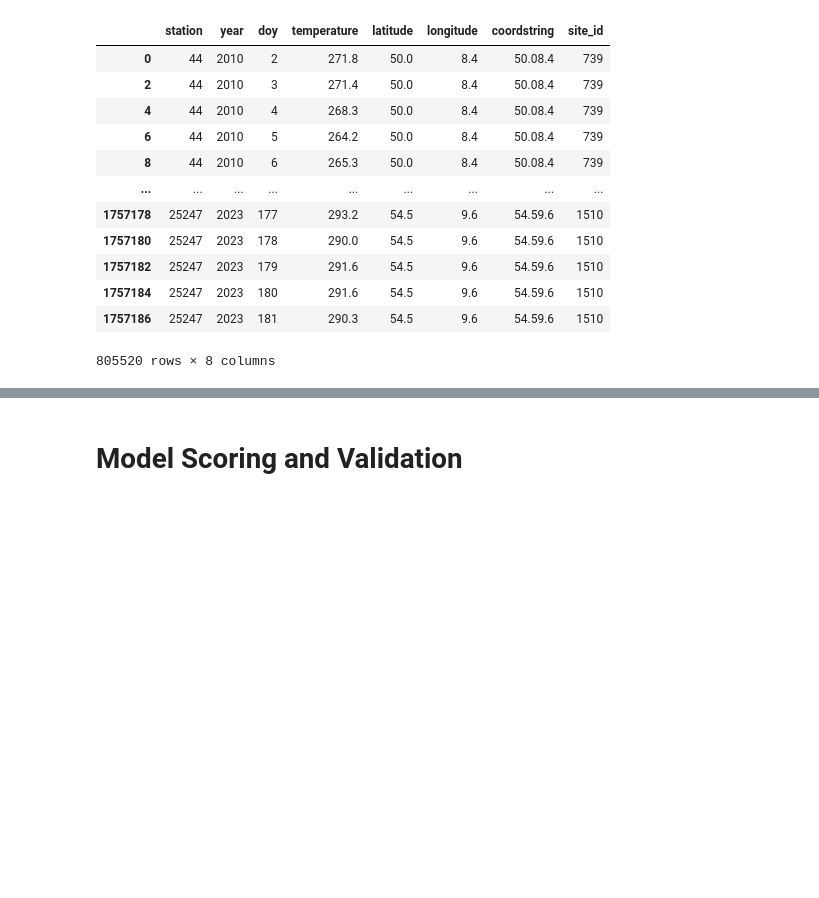
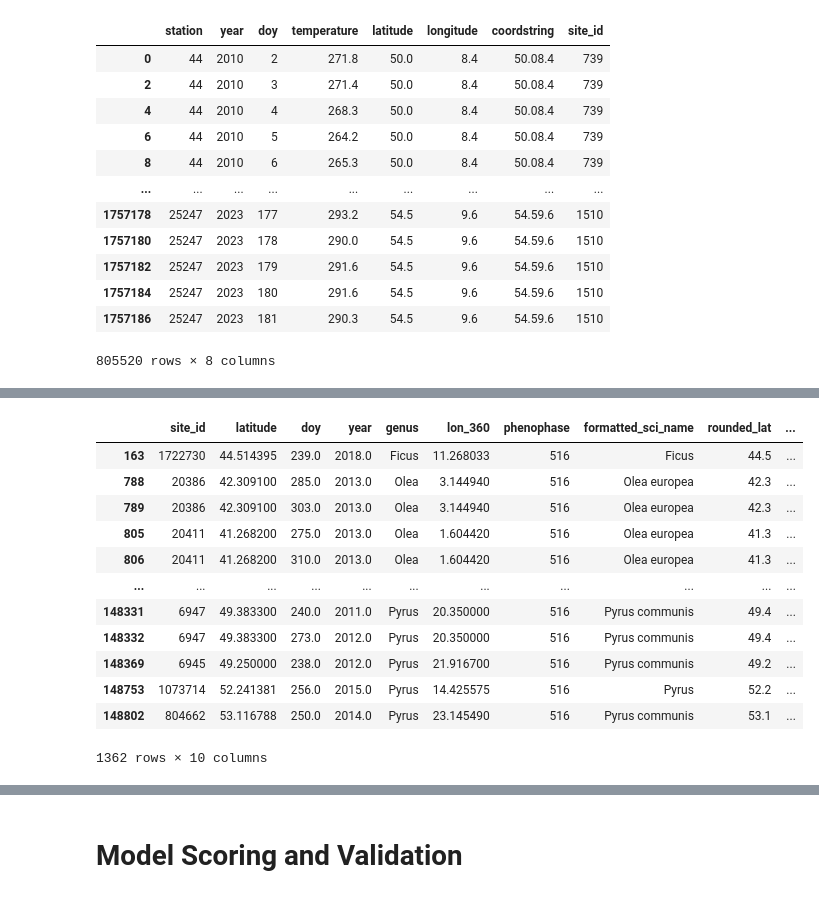
Before and after one commit to falling-fruit/dfg-seasons, a Jupyter notebook: modelling/high_res_models_finalized.ipynb, the cells around one changed output, grey strips where cells are left out. Saved outputs shown, nothing was run; the diff lists cells and outputs as text; code cells hidden in the pictures; blank space fills up the shorter version.

```diff
--- a/modelling/high_res_models_finalized.ipynb
+++ b/modelling/high_res_models_finalized.ipynb
@@ -370,0 +327,18 @@ def train_species_models(full_plant_data, full_weather_data):
+# %%
+euro_observations = filtered_plants[filtered_plants['site_id'].isin(mutual_sites_euro['site_id'])]
+# %%
+euro_observations
+# %% [output]
+|  | site_id | latitude | doy | year | genus | lon_360 | phenophase | formatted_sci_name | rounded_lat | ... |
+| 163 | 1722730 | 44.514395 | 239.0 | 2018.0 | Ficus | 11.268033 | 516 | Ficus | 44.5 | ... |
+| 788 | 20386 | 42.309100 | 285.0 | 2013.0 | Olea | 3.144940 | 516 | Olea europea | 42.3 | ... |
+| 789 | 20386 | 42.309100 | 303.0 | 2013.0 | Olea | 3.144940 | 516 | Olea europea | 42.3 | ... |
+| 805 | 20411 | 41.268200 | 275.0 | 2013.0 | Olea | 1.604420 | 516 | Olea europea | 41.3 | ... |
+| 806 | 20411 | 41.268200 | 310.0 | 2013.0 | Olea | 1.604420 | 516 | Olea europea | 41.3 | ... |
+| ... | ... | ... | ... | ... | ... | ... | ... | ... | ... | ... |
+| 148331 | 6947 | 49.383300 | 240.0 | 2011.0 | Pyrus | 20.350000 | 516 | Pyrus communis | 49.4 | ... |
+| 148332 | 6947 | 49.383300 | 273.0 | 2012.0 | Pyrus | 20.350000 | 516 | Pyrus communis | 49.4 | ... |
+| 148369 | 6945 | 49.250000 | 238.0 | 2012.0 | Pyrus | 21.916700 | 516 | Pyrus communis | 49.2 | ... |
+| 148753 | 1073714 | 52.241381 | 256.0 | 2015.0 | Pyrus | 14.425575 | 516 | Pyrus | 52.2 | ... |
+| 148802 | 804662 | 53.116788 | 250.0 | 2014.0 | Pyrus | 23.145490 | 516 | Pyrus communis | 53.1 | ... |
+1362 rows × 10 columns
```
Also changed, not shown: parts of 17 cells of this notebook.
